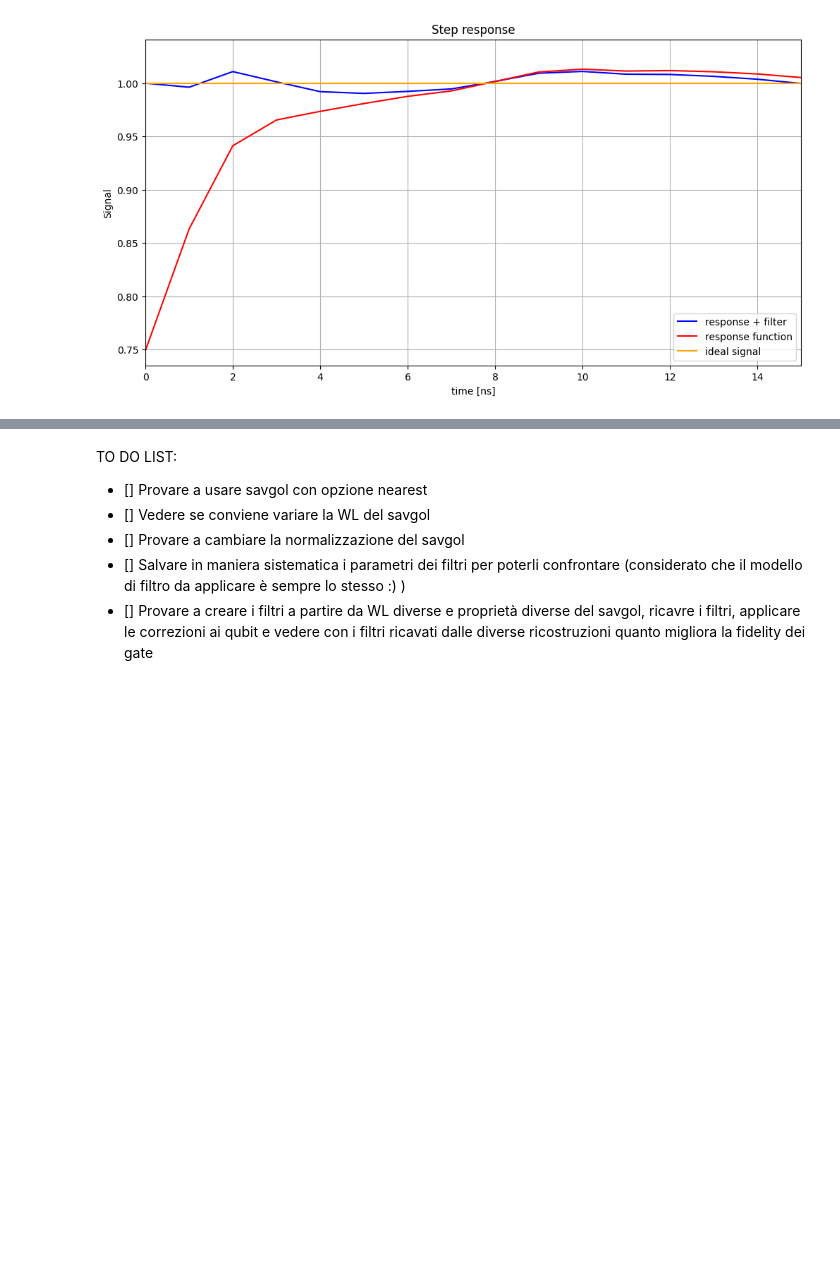
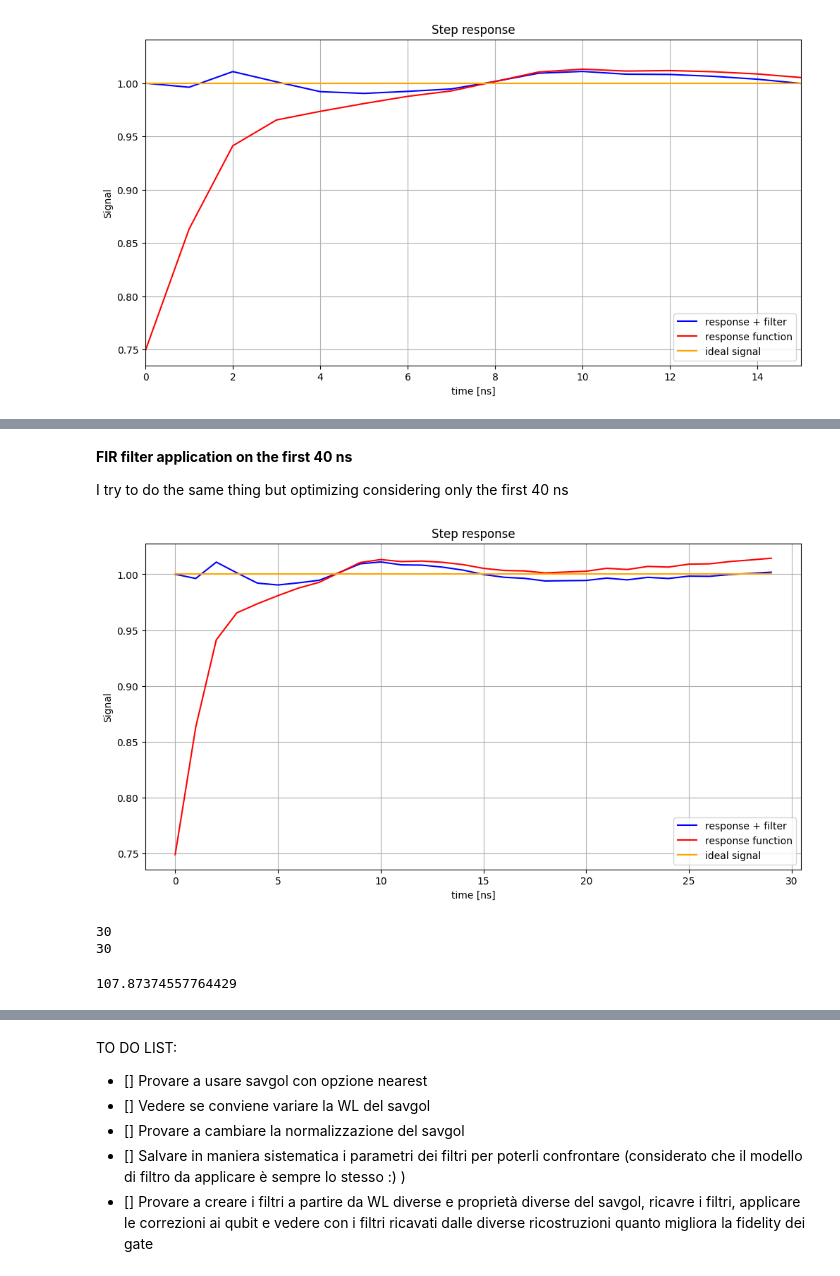
Before and after one commit to ElStabilini/cryoscope_tests, a Jupyter notebook: 7_long_acquisition.ipynb, the cells around one changed output, grey strips where cells are left out. Drawn from its saved outputs; the diff is of its cells as text; code cells hidden in the pictures; blank space fills up the shorter version.

```diff
--- a/7_long_acquisition.ipynb
+++ b/7_long_acquisition.ipynb
@@ -371,6 +346,0 @@ def cost_function(params, signal, t, start):
-# %%
-initial_guess = np.ones_like(len(reconstructed_response))
-sigma = 0.25
-
-#decidere quale cma utilizzare
-result = cma.
@@ -456,0 +347,41 @@ plt.show()
+# %% [markdown]
+**FIR filter application on the first 40 ns**
+
+I try to do the same thing but optimizing considering only the first 40 ns
+# %%
+reconstructed_response = cryoscope_results.step_response["D1"][10:40]
+t = np.arange(0, len(reconstructed_response), 1)
+start = 0
+
+filtered_response = multi_exponential_IIR(result.x, t, start, reconstructed_response)
+# %%
+plt.figure(figsize=(12, 6))
+plt.plot(
+    t,
+    filtered_response,
+    color="blue",
+    label="response + filter",
+)
+plt.plot(reconstructed_response, color="red", label="response function")
+plt.plot(t, step(t, 0), color="orange", label="ideal signal")
+plt.xlabel("time [ns]")
+plt.ylabel("Signal")
+plt.title("Step response")
+plt.legend()
+plt.grid()
+plt.show()
+# %% [output]
+[figure, added]
+# %%
+initial_guess = [0.5] * 12
+lower_bounds = [-1] * 12
+upper_bounds = [1] * 12
+sigma = 0.25
+
+print(len(t))
+print(len(reconstructed_response))
+cost_function(initial_guess, reconstructed_response, t, start)
+# %% [output]
+30
+30
+107.87374557764429
```
Also changed, not shown: parts of 10 cells of this notebook, 9 other files.
